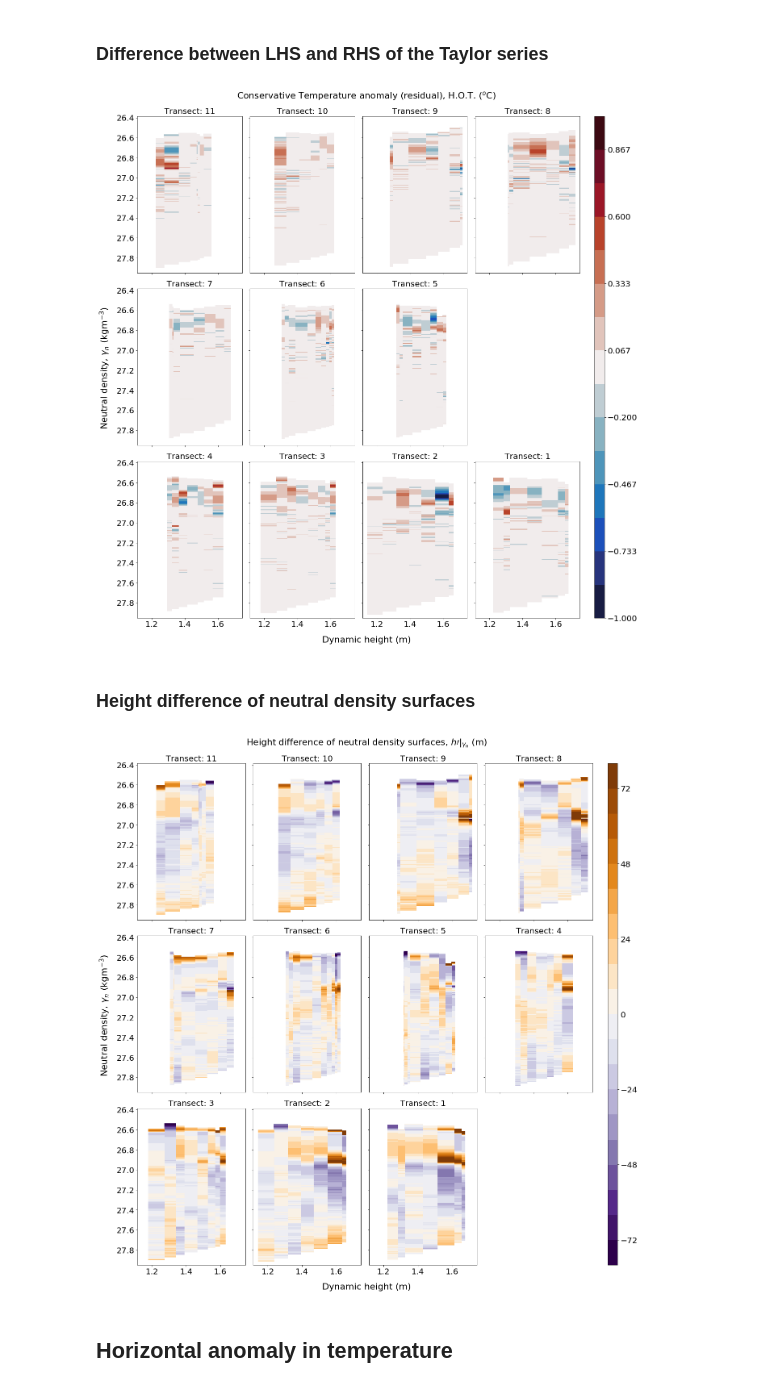
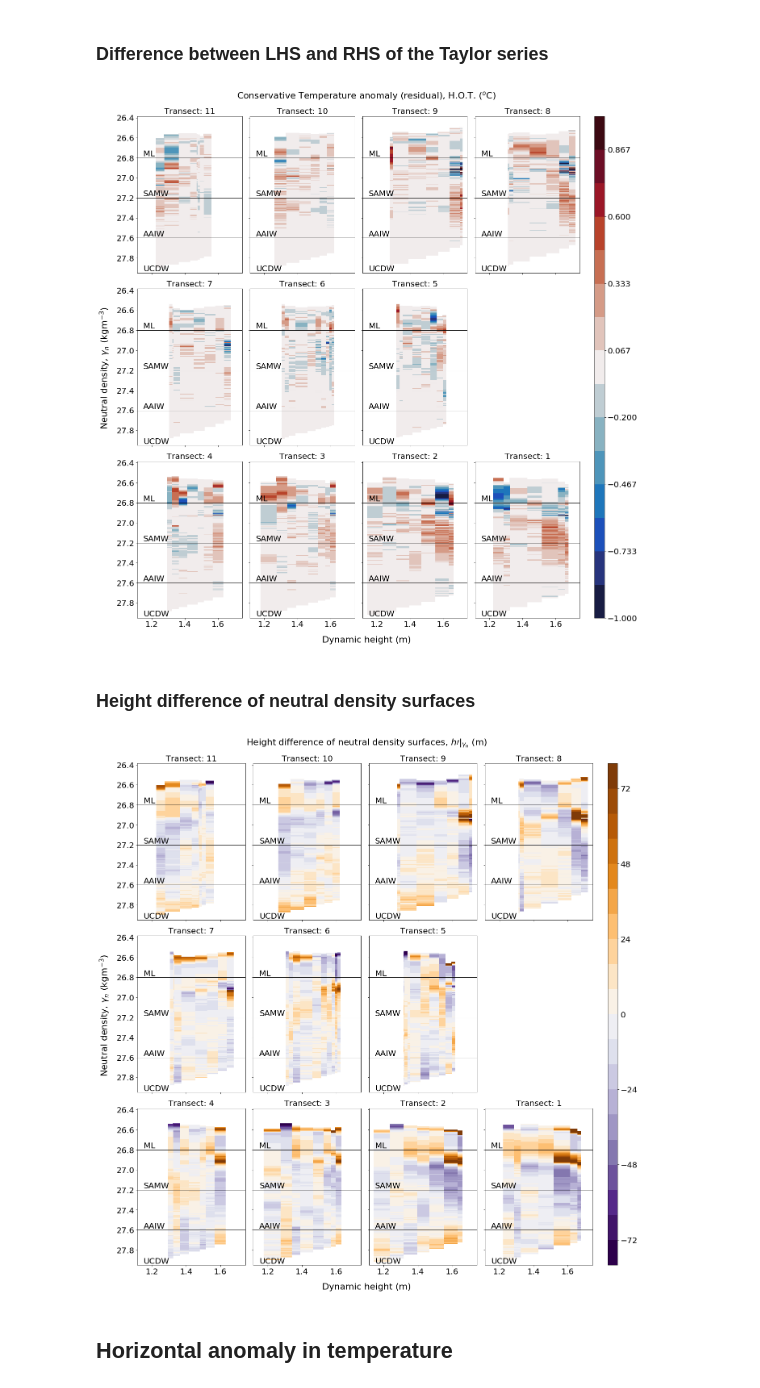
Before and after one commit to janjaapmeijer/phd-public, a Jupyter notebook: notebooks/05_gem_anomalies.ipynb, the cells around one changed output. Saved outputs shown, nothing was run; the diff lists cells and outputs as text; code cells hidden in the pictures.

Commit message:
Add names of watermasses as grid lines to neutral density plots.

```diff
--- a/notebooks/05_gem_anomalies.ipynb
+++ b/notebooks/05_gem_anomalies.ipynb
@@ -284,5 +275,5 @@ print()
 # %%
-odds = [0, 1, 8, 9, 10, 11, 26, 44, 45, 46, 74, 75, 76, 77, 100]
+# odds = [0, 1, 8, 9, 10, 11, 26, 44, 45, 46, 74, 75, 76, 77, 100]
 var = 'CT'
 
 bounds = np.linspace(attr[var][4][0], attr[var][4][1], attr[var][4][2])
@@ -292,7 +283,7 @@ fig, axes = plt.subplots(nrows=3, ncols=4, figsize=(18, 18), sharex=True, sharey
 
 for ax, transect in zip(axes.flat, reversed(keys)):
     stations = transects[transect]
-    stations = [x for x in stations if x not in odds]
+#     stations = [x for x in stations if x not in odds]
 
     pcol = ax.pcolormesh(D[stations], zi, CT_prime_z[stations].T, norm=norm, cmap=attr[var][3])
 
@@ -330,6 +321,8 @@ if savefig:
 # %%
 bounds = np.linspace(attr[var][4][0], attr[var][4][1], attr[var][4][2])
 norm = mcolors.BoundaryNorm(bounds, ncolors=attr[var][3].N)
+
+layers = {'ML': 26.8, 'SAMW': 27.2, 'AAIW': 27.6, 'UCDW': 27.95}
 
 fig, axes = plt.subplots(nrows=3, ncols=4, figsize=(18, 18), sharex=True, sharey=True, constrained_layout=True)
 
@@ -340,6 +333,10 @@ for ax, transect in zip(axes.flat, reversed(keys)):
 
     pcol = ax.pcolormesh(D[stations], gni, CT_prime_gn[stations].T,
                          norm=norm, cmap=attr[var][3])
+    for layer in layers.keys():
+        if layer is not 'UCDW':
+            ax.axhline(layers[layer], linewidth=1, color='k')
+        ax.text(1.15, layers[layer], layer, va='bottom', fontsize=fs_small)
 
     ax.set_title('Transect: %s' % transect, fontsize=fs_small)
 
@@ -376,6 +373,11 @@ for ax, transect in zip(axes.flat, reversed(keys)):
     pcol = ax.pcolormesh(D[stations], gni, -(h_prime_gn[stations] * dCTdz_gem_zm[stations]).T,
                          norm=norm, cmap=attr[var][3])
 #     pcol = ax.pcolormesh(D[stations], gni, h_mid_gn[stations].T, norm=norm, cmap=cmap)
+
+    for layer in layers.keys():
+        if layer is not 'UCDW':
+            ax.axhline(layers[layer], linewidth=1, color='k')
+        ax.text(1.15, layers[layer], layer, va='bottom', fontsize=fs_small)
 
     ax.set_title('Transect: %s' % transect, fontsize=fs_small)
 
@@ -405,18 +407,23 @@ bounds = np.linspace(attr[var][4][0], attr[var][4][1], attr[var][4][2])
 norm = mcolors.BoundaryNorm(bounds, ncolors=attr[var][3].N)
 
 fig, axes = plt.subplots(nrows=3, ncols=4, figsize=(18, 18), sharex=True, sharey=True, constrained_layout=True)
+axes[0,0].invert_yaxis()
 
-axes[0,0].invert_yaxis()
 for ax, transect in zip(axes.flat, reversed(keys)):
     stations = transects[transect]
 
     lhs = CT_prime_zm[stations]
-    rhs = CT_prime_gn[stations] - (h_prime_gn[stations] * dCTdz_gem_zm[stations])
+    rhs = CT_prime_gn[stations] + (h_prime_gn[stations] * dCTdz_gem_zm[stations])
 #     rhs = CT_prime_gn[stations] - 0.5 * h_prime_gn[stations] * (dCTdz_zm[stations] + dCTdz_gem_zm[stations])
 
     pcol = ax.pcolormesh(D[stations], gni,
                          (lhs - rhs).T,
                          norm=norm, cmap=attr[var][3])
+
+    for layer in layers.keys():
+        if layer is not 'UCDW':
+            ax.axhline(layers[layer], linewidth=1, color='k')
+        ax.text(1.15, layers[layer], layer, va='bottom', fontsize=fs_small)
 
     ax.set_title('Transect: %s' % transect, fontsize=fs_small)
 
@@ -437,44 +444,49 @@ if savefig:
         fig.savefig(os.path.join(figsdir, 'manuscripts', '01_manuscript', fignumber + figname[var] + extension),
                     transparent=True, bbox_inches='tight', pad_inches=1)
 # %% [output]
-[figure, old version]
+[figure, new version]
 # %% [markdown]
 ### Height difference of neutral density surfaces
 # %%
 cmap = plt.cm.PuOr_r#cmo.cm.tarn_r
 bounds = np.linspace(-80, 80, 21)
 # cmap=cmo.cm.deep
 # bounds = np.linspace(-1500, 0, 16)
 
 norm = mcolors.BoundaryNorm(bounds, ncolors=cmap.N)
 
 fig, axes = plt.subplots(nrows=3, ncols=4, figsize=(18, 18), sharex=True, sharey=True, constrained_layout=True)
+axes[0,0].invert_yaxis()
 
-for ax, transect in zip(axes.flat, reversed(list(transects.keys()))):
+for ax, transect in zip(axes.flat, reversed(keys)):
     stations = transects[transect]
 
     pcol = ax.pcolormesh(D[stations], gni, h_prime_gn[stations].T, norm=norm, cmap=cmap)
 #     pcol = ax.pcolormesh(D[stations], gni, h_mid_gn[stations].T, norm=norm, cmap=cmap)
 
-    ax.invert_yaxis()
+    for layer in layers.keys():
+        if layer is not 'UCDW':
+            ax.axhline(layers[layer], linewidth=1, color='k')
+        ax.text(1.15, layers[layer], layer, va='bottom', fontsize=fs_small)
+
     ax.set_title('Transect: %s' % transect, fontsize=fs_small)
 
 fig.colorbar(pcol, ax=axes.ravel().tolist(), aspect=50)
-fig.delaxes(axes.flat[-1])
+fig.delaxes(axes.flat[-5])
 
 # Set common labels
 fig.text(0.48, 1.02, r'Height difference of neutral density surfaces, $\left.h\prime\right|_{\gamma_n}$ (m)', ha='center', va='center', fontsize=fs_large)
 fig.text(0.48, -0.02, 'Dynamic height (m)', ha='center', va='center', fontsize=fs_large)
 fig.text(-0.02, 0.5, r'Neutral density, $\gamma_n$ (kgm$^{-3}$)', ha='center', va='center', rotation='vertical', fontsize=fs_large)
 
 if savefig:
     fignumber = '06_'
     figname = 'height-difference-heaving'
     extensions = ['.png', '.pdf', '.eps']
     for extension in extensions:
         fig.savefig(os.path.join(figsdir, 'manuscripts', '01_manuscript', fignumber + figname + extension), transparent=True)
 # %% [output]
-[figure, old version]
+[figure, new version]
 # %% [markdown]
 ## Horizontal anomaly in temperature
 # %%
```
Also changed, not shown: parts of 5 cells of this notebook.
